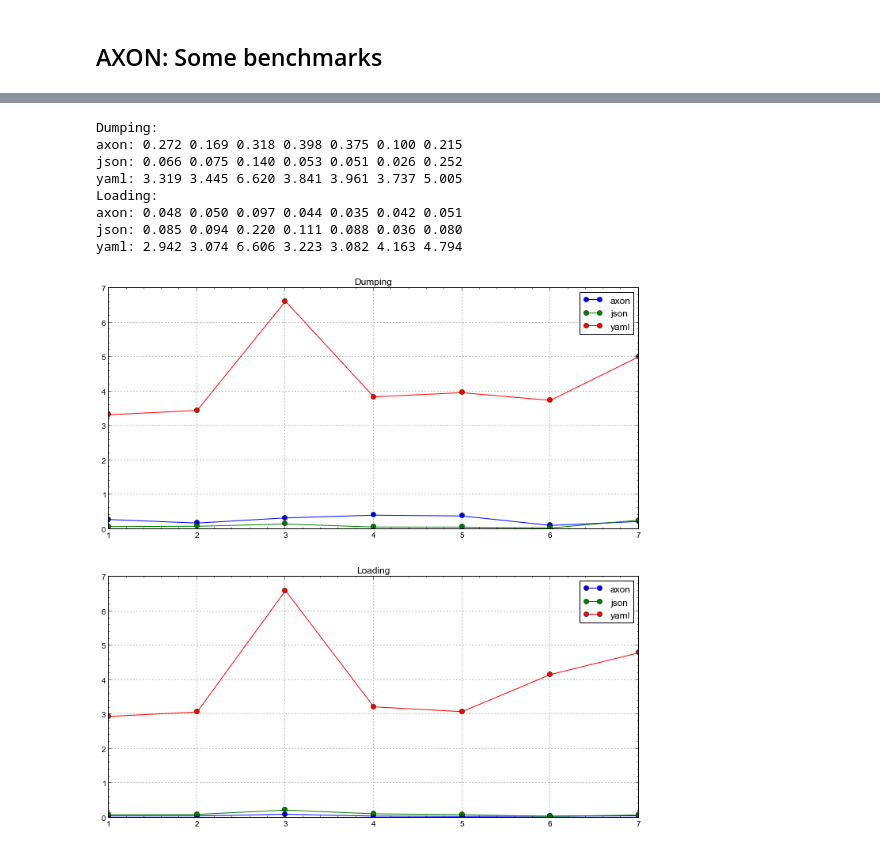
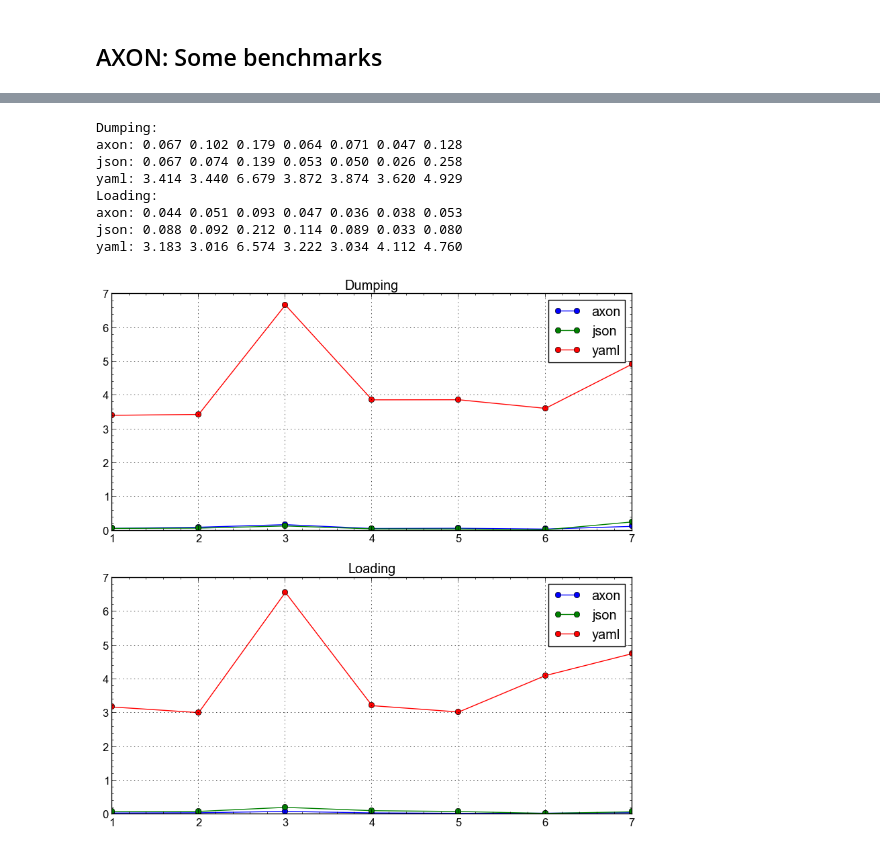
Before and after one commit to intellimath/pyaxon, a Jupyter notebook: docs/notebooks/axon_bench.ipynb, the cells around one changed output, grey strips where cells are left out. Drawn from its saved outputs; the diff is of its cells as text; code cells hidden in the pictures.

```diff
--- a/docs/notebooks/axon_bench.ipynb
+++ b/docs/notebooks/axon_bench.ipynb
@@ -245,45 +245,45 @@ Load:: axon: 0.051 json: 0.080 yaml: 4.794
 # %%
 def make_plot():
     tests = range(1,len(axon_times_dump)+1)
-    plt.figure(figsize=(12.0, 12.0))
+    plt.figure(figsize=(10.0, 10.0))
 
     plt.subplot(2,1,1)
     plt.title('Dumping')
     plt.plot(tests, axon_times_dump, label='axon', marker='o')
     plt.plot(tests, json_times_dump, label='json', marker='o')
     plt.plot(tests, yaml_times_dump, label='yaml', marker='o')
     plt.legend()
     plt.grid()
     plt.minorticks_on()
 
     plt.subplot(2,1,2)
     plt.title('Loading')
     plt.plot(tests, axon_times_load, label='axon', marker='o')
     plt.plot(tests, json_times_load, label='json', marker='o')
     plt.plot(tests, yaml_times_load, label='yaml', marker='o')
     plt.legend()
     plt.grid()
     plt.minorticks_on()
 
 print('Dumping:')
 print('axon:', *[('%.3f' % t) for t in axon_times_dump])
 print('json:', *[('%.3f' % t) for t in json_times_dump])
 print('yaml:', *[('%.3f' % t) for t in yaml_times_dump])
 print('Loading:')
 print('axon:', *[('%.3f' % t) for t in axon_times_load])
 print('json:', *[('%.3f' % t) for t in json_times_load])
 print('yaml:', *[('%.3f' % t) for t in yaml_times_load])
 make_plot()
 # %% [output]
 Dumping:
-axon: 0.272 0.169 0.318 0.398 0.375 0.100 0.215
-json: 0.066 0.075 0.140 0.053 0.051 0.026 0.252
-yaml: 3.319 3.445 6.620 3.841 3.961 3.737 5.005
+axon: 0.067 0.102 0.179 0.064 0.071 0.047 0.128
+json: 0.067 0.074 0.139 0.053 0.050 0.026 0.258
+yaml: 3.414 3.440 6.679 3.872 3.874 3.620 4.929
 Loading:
-axon: 0.048 0.050 0.097 0.044 0.035 0.042 0.051
-json: 0.085 0.094 0.220 0.111 0.088 0.036 0.080
-yaml: 2.942 3.074 6.606 3.223 3.082 4.163 4.794
+axon: 0.044 0.051 0.093 0.047 0.036 0.038 0.053
+json: 0.088 0.092 0.212 0.114 0.089 0.033 0.080
+yaml: 3.183 3.016 6.574 3.222 3.034 4.112 4.760
-[figure, old version]
+[figure, new version]
 # %%
 import IPython.core.display
 IPython.core.display.HTML("""
```
Also changed, not shown: parts of 7 cells of this notebook, 13 other files.
